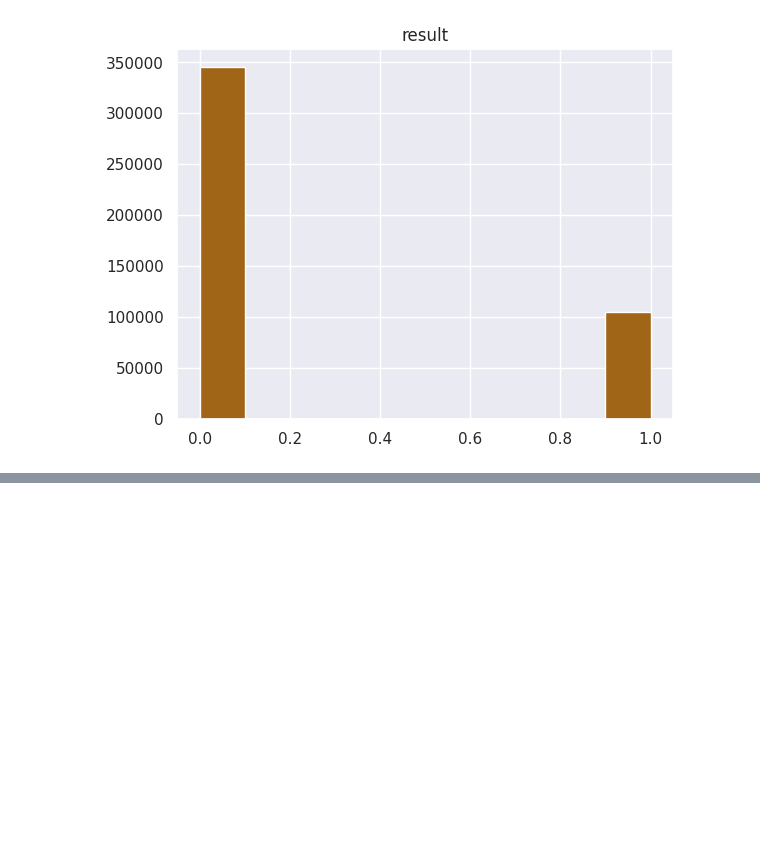
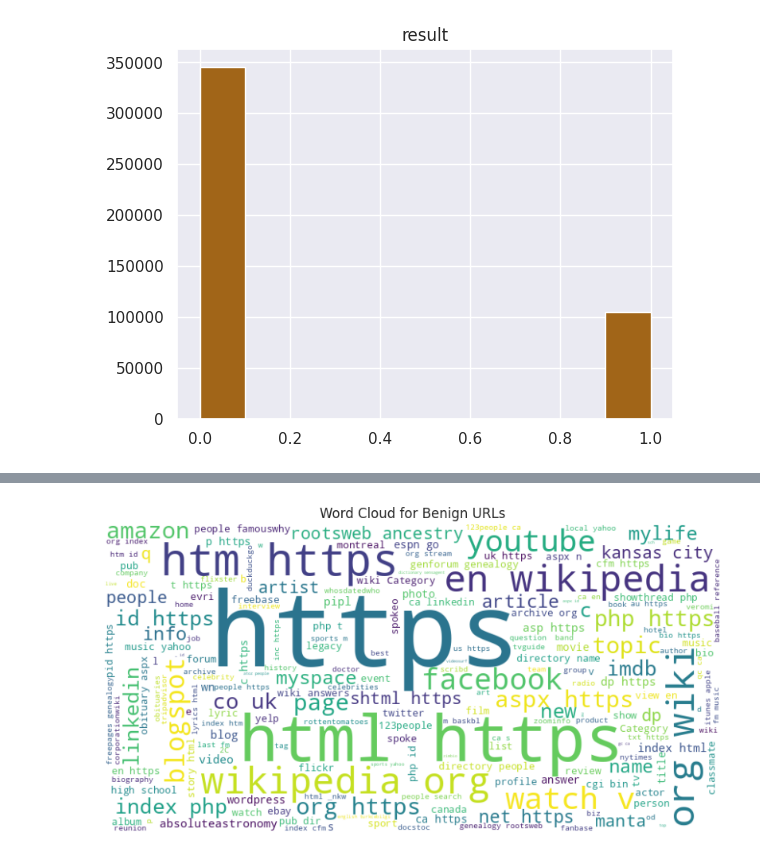
Before and after one commit to vidhya2324/Machine_learning, a Jupyter notebook: code.ipynb, the cells around one changed output, grey strips where cells are left out. Saved outputs shown, nothing was run; the diff lists cells and outputs as text; code cells hidden in the pictures; blank space fills up the shorter version.

```diff
--- a/code.ipynb
+++ b/code.ipynb
@@ -267,0 +295,16 @@ array([[<Axes: title={'center': 'result'}>]], dtype=object)
+# %%
+#This visualization shows the most common tokens in benign URLs.
+
+
+from wordcloud import WordCloud
+
+benign_urls = ' '.join(urls_data[urls_data['label'] == 'benign']['url'].tolist())
+benign_wordcloud = WordCloud(width=800, height=400, background_color='white').generate(benign_urls)
+
+plt.figure(figsize=(10, 6))
+plt.imshow(benign_wordcloud, interpolation='bilinear')
+plt.axis('off')
+plt.title('Word Cloud for Benign URLs')
+plt.show()
+# %% [output]
+[figure, added]
```
Also changed, not shown: parts of 14 cells of this notebook.
